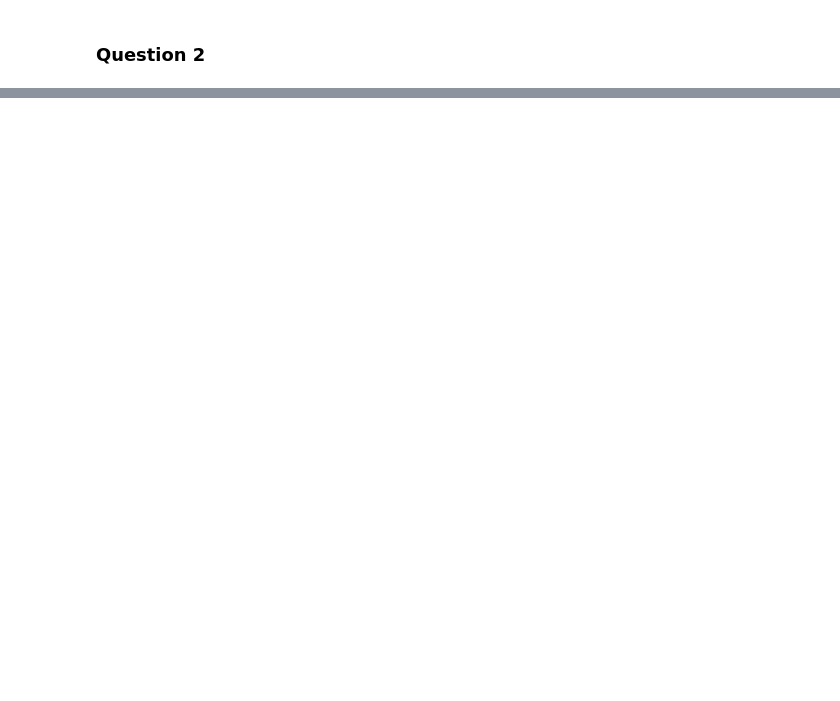
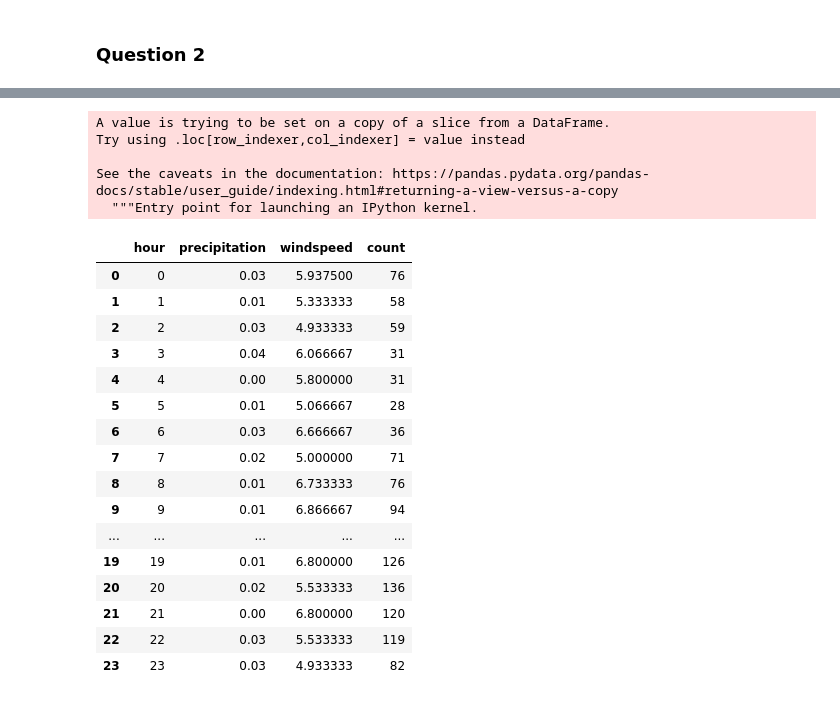
Before and after one commit to ZhengjiWang125/UberTaxisAnalysis, a Jupyter notebook: Final Project.ipynb, the cells around one changed output, grey strips where cells are left out. Drawn from its saved outputs; the diff is of its cells as text; code cells hidden in the pictures; blank space fills up the shorter version.

```diff
--- a/Final Project.ipynb
+++ b/Final Project.ipynb
@@ -455,0 +582,35 @@ LIMIT 1;
+# %%
+temp2 = pd.concat([uber.loc[:,['pickup_time']],
+          taxi.loc[:,['pickup_time']]],axis=0)
+# %%
+temp2 = temp2.loc[(temp2['pickup_time']>='2012-10-22')&(temp2['pickup_time']<='2012-11-06')]
+# %%
+temp2['hour'] = temp2['pickup_time'].apply(lambda x: x.hour)
+# %% [output]
+A value is trying to be set on a copy of a slice from a DataFrame.
+Try using .loc[row_indexer,col_indexer] = value instead
+
+See the caveats in the documentation: https://pandas.pydata.org/pandas-docs/stable/user_guide/indexing.html#returning-a-view-versus-a-copy
+  """Entry point for launching an IPython kernel.
+# %%
+temp2 = temp2.groupby('hour').count().reset_index().rename(columns={'pickup_time':'count'})
+# %%
+temp0.merge(temp2,on = ['hour'])
+# %% [output]
+|  | hour | precipitation | windspeed | count |
+| 0 | 0 | 0.03 | 5.937500 | 76 |
+| 1 | 1 | 0.01 | 5.333333 | 58 |
+| 2 | 2 | 0.03 | 4.933333 | 59 |
+| 3 | 3 | 0.04 | 6.066667 | 31 |
+| 4 | 4 | 0.00 | 5.800000 | 31 |
+| 5 | 5 | 0.01 | 5.066667 | 28 |
+| 6 | 6 | 0.03 | 6.666667 | 36 |
+| 7 | 7 | 0.02 | 5.000000 | 71 |
+| 8 | 8 | 0.01 | 6.733333 | 76 |
+| 9 | 9 | 0.01 | 6.866667 | 94 |
+| ... | ... | ... | ... | ... |
+| 19 | 19 | 0.01 | 6.800000 | 126 |
+| 20 | 20 | 0.02 | 5.533333 | 136 |
+| 21 | 21 | 0.00 | 6.800000 | 120 |
+| 22 | 22 | 0.03 | 5.533333 | 119 |
+| 23 | 23 | 0.03 | 4.933333 | 82 |
```
Also changed, not shown: parts of 22 cells of this notebook, 4 other files.
